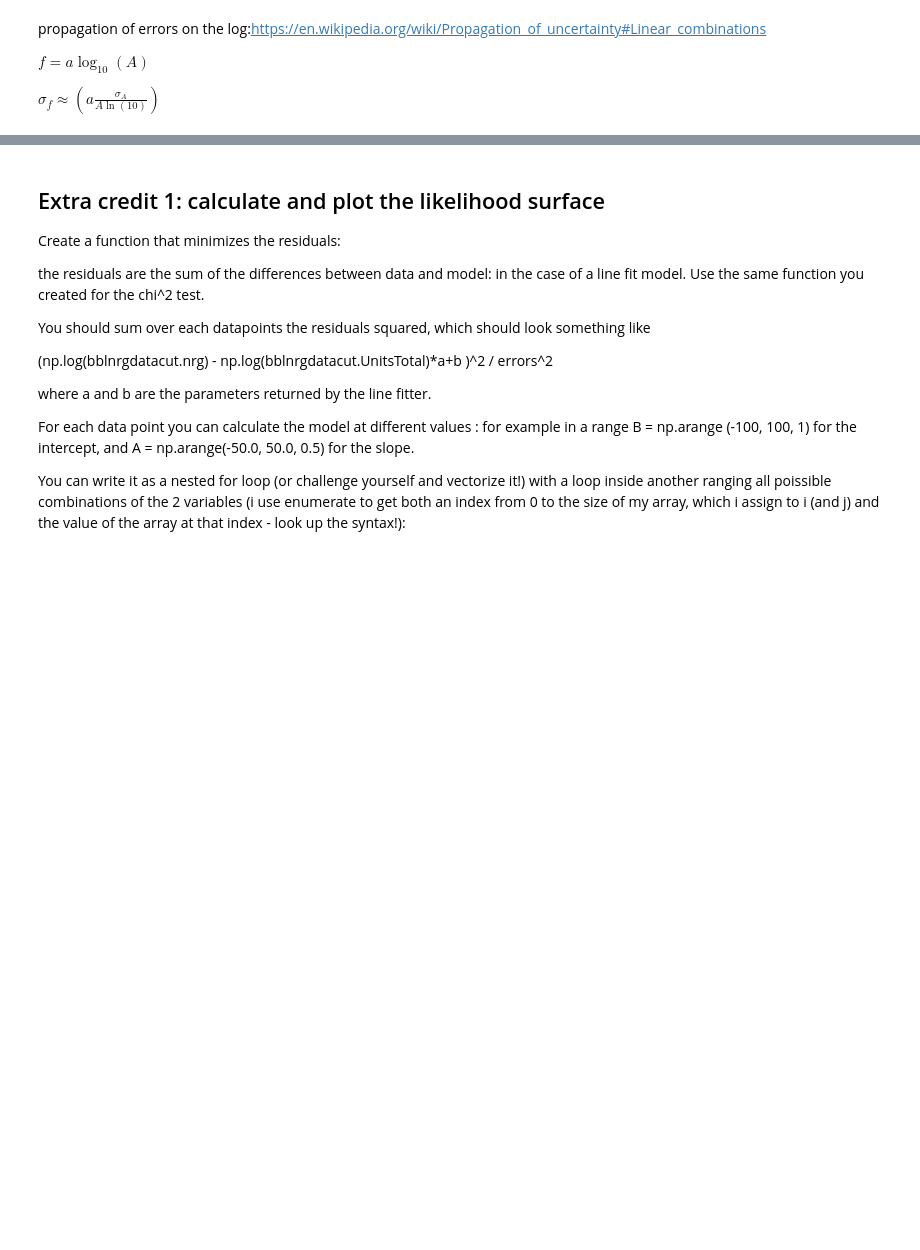
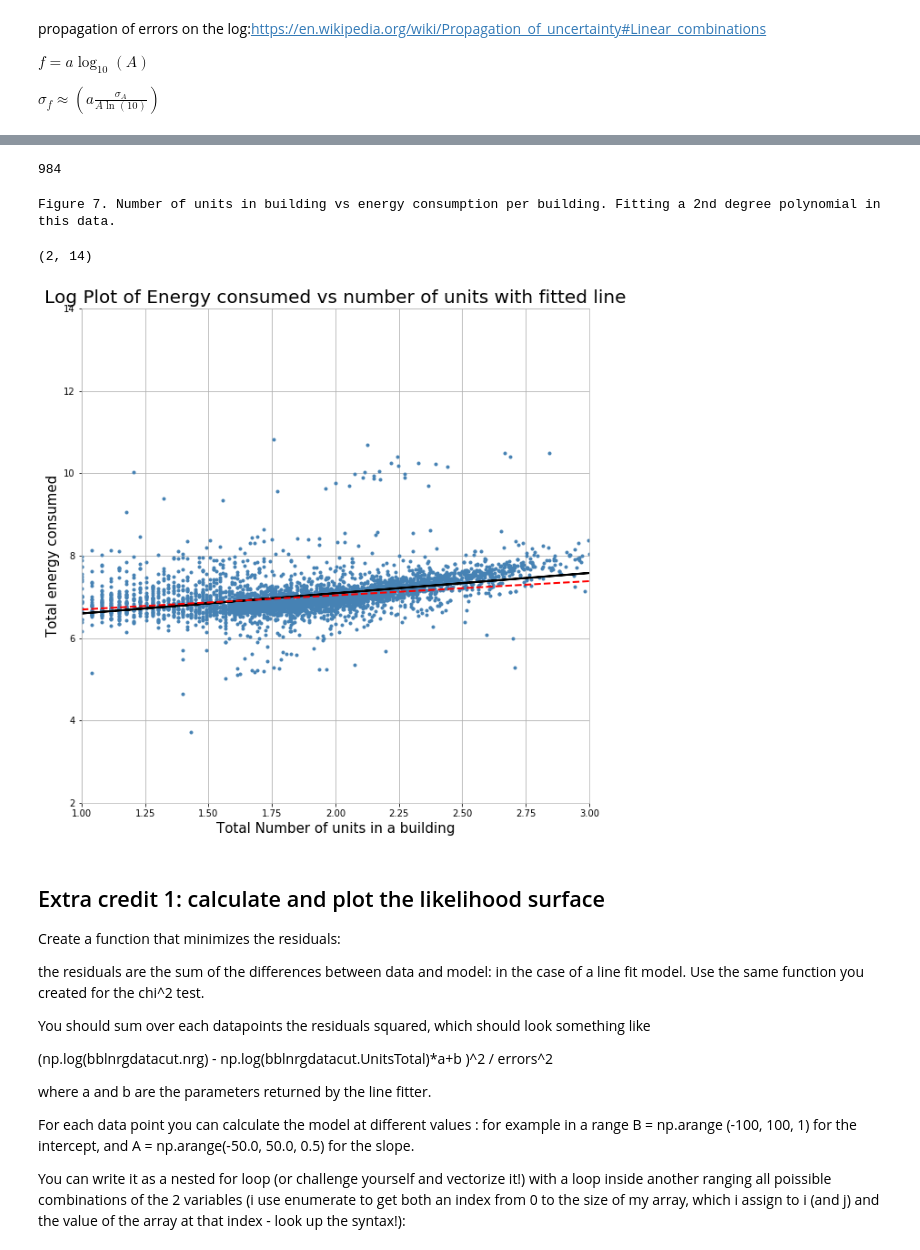
Before and after one commit to rxl204/PUI2017_pak348, a Jupyter notebook: HW6_pak348/building_nrg_instructions.ipynb, the cells around one changed output, grey strips where cells are left out. Drawn from its saved outputs; the diff is of its cells as text; code cells hidden in the pictures; blank space fills up the shorter version.

```diff
--- a/HW6_pak348/building_nrg_instructions.ipynb
+++ b/HW6_pak348/building_nrg_instructions.ipynb
@@ -541,0 +578,3 @@ print ("LR from statsmodels:", ...)
+# %%
+dfline = pd.DataFrame({'x':np.log10(x), 'y': np.log10(y), 'x2': dfline.x**2})
+dfline.head()
@@ -542,3 +588,30 @@ print ("LR from statsmodels:", ...)
+# %%
+linefit = np.arange(np.log10(x).min(), np.log10(y).max(), 0.01)
+polyfit = pd.DataFrame({'x': linefit, 'x2': linefit**2})
+len(polyfit)
+# %% [output]
+984
+# %%
+poly_fit=smf.ols(formula='y~ x + x2',data=dfline).fit()
+# %%
+pl.figure(figsize=(10,10))
+pl.plot(np.log10(x),np.log10(y),'.')
+
+pl.plot(np.log10(x),linmodel.predict(),color='black')
+
+pl.plot(linefit, poly_fit.predict(sm.add_constant(polyfit)), 'r--')
+
+pl.xlabel('Total Number of units in a building',fontsize=15)
+pl.ylabel('Total energy consumed',fontsize=15)
+pl.title('Log Plot of Energy consumed vs number of units with fitted line',fontsize=20)
+print ("Figure 7. Number of units in building vs energy consumption per building. " +
+       "Fitting a 2nd degree polynomial in this data.")
+pl.xlim(1,3)
+pl.ylim(2,14)
+# %% [output]
+Figure 7. Number of units in building vs energy consumption per building. Fitting a 2nd degree polynomial in this data.
+(2, 14)
+[figure, added]
 # %% [markdown]
 ## Extra credit 1: calculate and plot the likelihood surface
 Create a function that minimizes the residuals:
```
Also changed, not shown: parts of 9 cells of this notebook.
